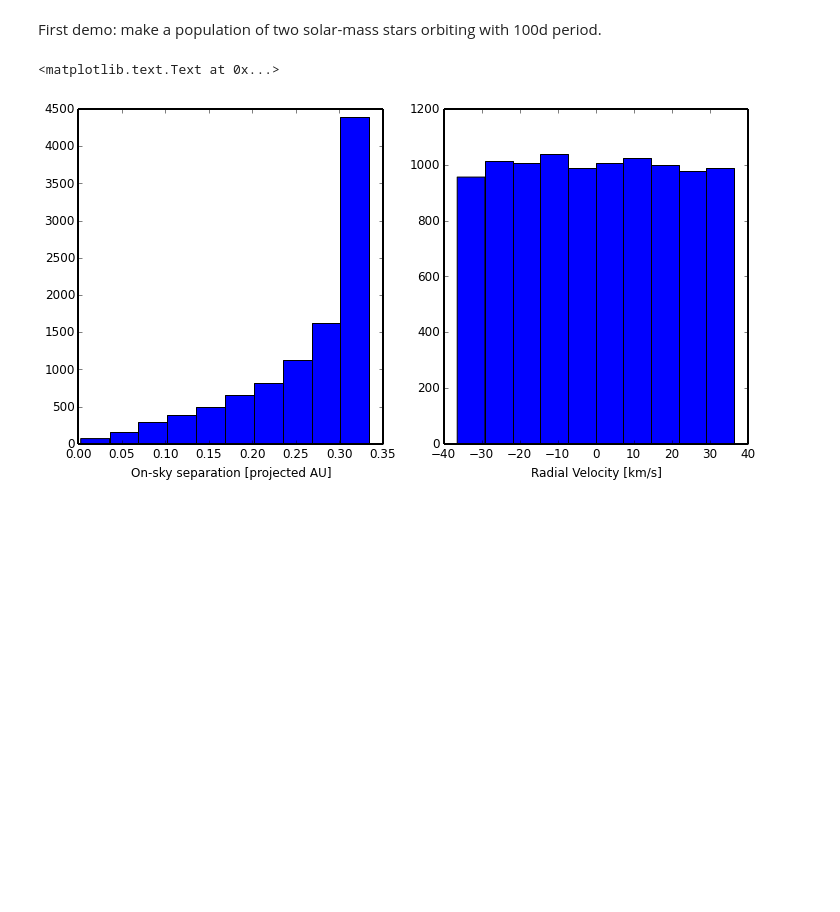
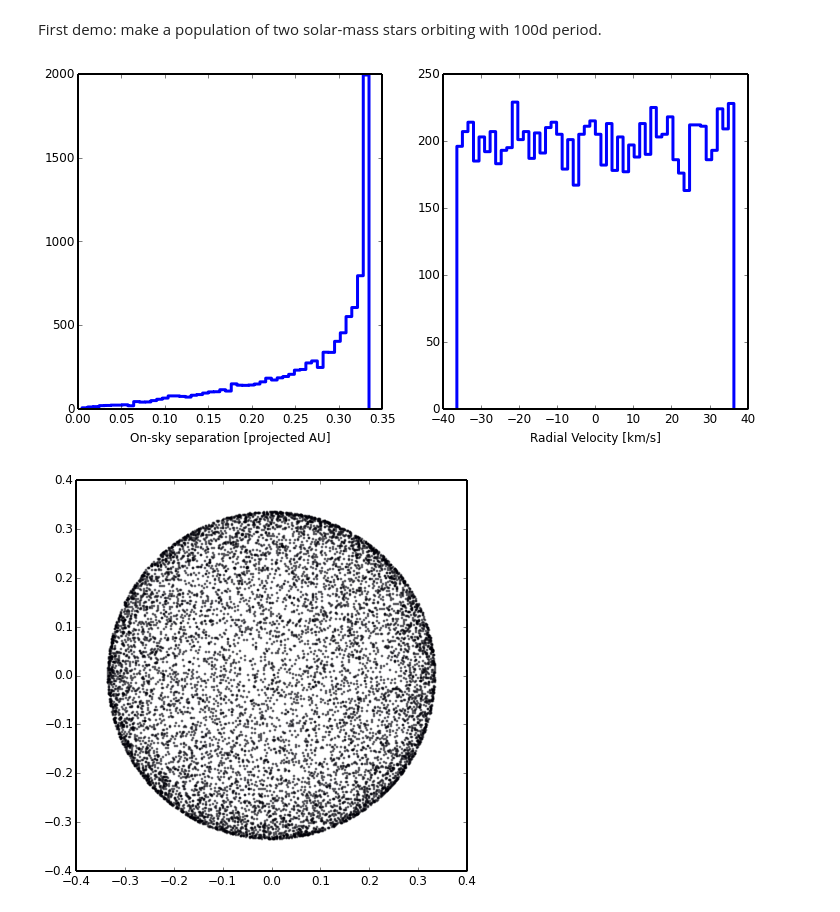
Before and after one commit to lavjams/orbitutils, a Jupyter notebook: notebooks/demo.ipynb, the cells around one changed output. Drawn from its saved outputs; the diff is of its cells as text; code cells hidden in the pictures; blank space fills up the shorter version.

```diff
--- a/notebooks/demo.ipynb
+++ b/notebooks/demo.ipynb
@@ -5,16 +6,23 @@ from orbitutils import OrbitPopulation
 Populating the interactive namespace from numpy and matplotlib
 # %% [markdown]
 First demo: make a population of two solar-mass stars orbiting with 100d period.
+# %%
+def demoplot(population,bins=50):
+    figure(figsize=(12,6))
+    subplot(121)
+    hist(population.Rsky,bins=bins,lw=3,histtype='step')
+    xlabel('On-sky separation [projected AU]')
+    subplot(122)
+    hist(population.RV,bins=bins,lw=3,histtype='step')
+    xlabel('Radial Velocity [km/s]')
+
+def scatterplot(population):
+    figure(figsize=(7,7))
+    plot(pop.position.x.value,pop.position.y.value,'o',ms=0.5)
 # %%
 pop = OrbitPopulation(1,1,100,n=1e4)
+demoplot(pop)
+scatterplot(pop)
+# %% [output]
+[figure, added]
+[figure, added]
-# %%
-figure(figsize=(12,6))
-subplot(121)
-hist(pop.Rsky)
-xlabel('On-sky separation [projected AU]')
-subplot(122)
-hist(pop.RV)
-xlabel('Radial Velocity [km/s]')
-# %% [output]
-<matplotlib.text.Text at 0x...>
-[figure, removed]
```
Also changed, not shown: parts of 4 cells of this notebook, 2 other files.
